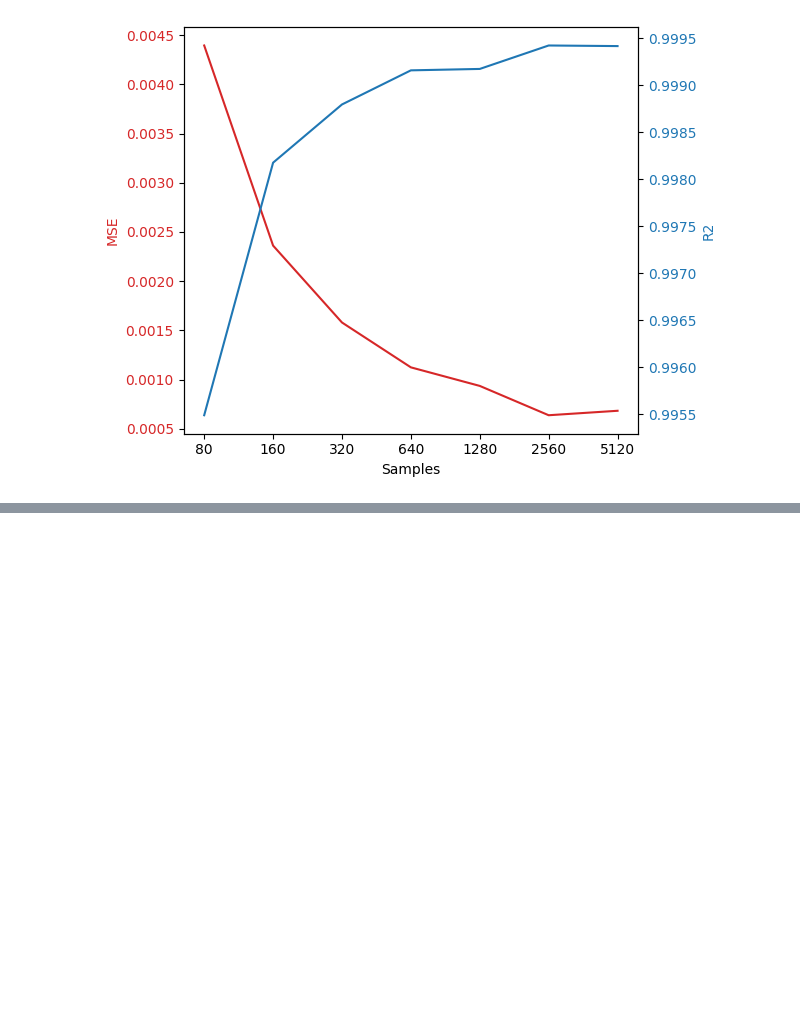
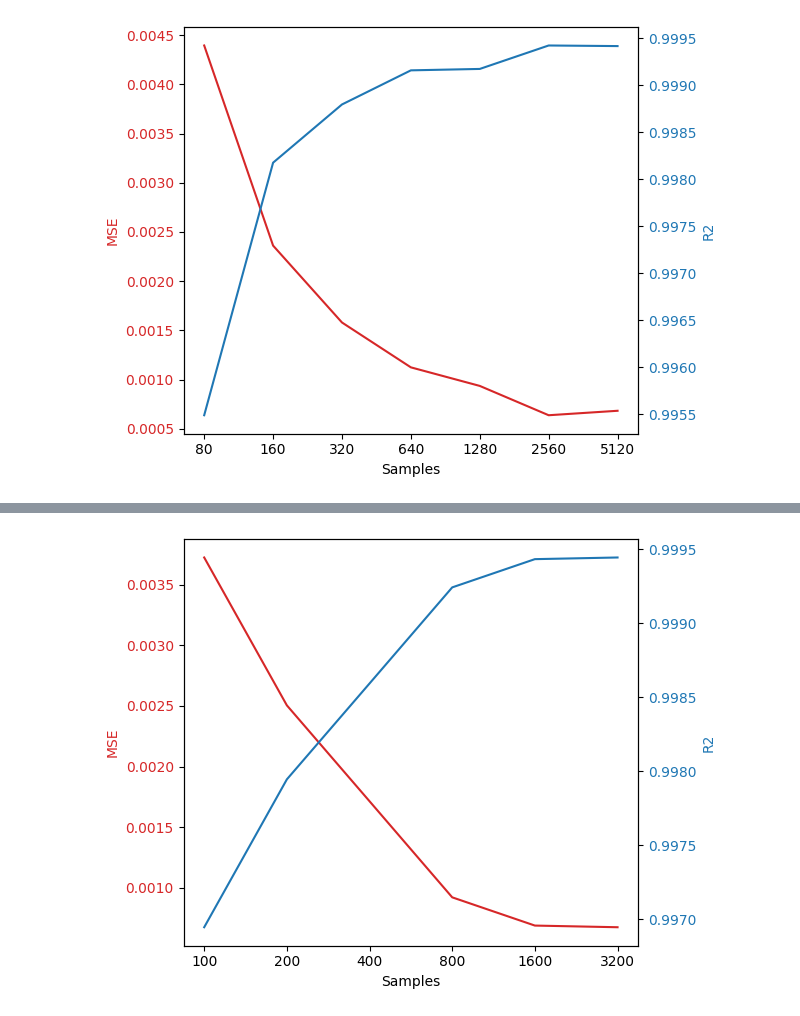
Before and after one commit to DhiaBou/sampled-networks, a Jupyter notebook: synthetic_dataset.ipynb, the cells around one changed output, grey strips where cells are left out. Saved outputs shown, nothing was run; the diff lists cells and outputs as text; code cells hidden in the pictures; blank space fills up the shorter version.

Commit message:
another method to test performance on number of samples

```diff
--- a/synthetic_dataset.ipynb
+++ b/synthetic_dataset.ipynb
@@ -227,0 +275,5 @@ plot_loss_f_num_samples(dict_losses_vs_num_samples)
+# %%
+dict_losses_vs_num_samples_2 = read_from_file("results\loss_vs_num_samples_2.json")
+plot_loss_f_num_samples(dict_losses_vs_num_samples_2)
+# %% [output]
+[figure, added]
```
Also changed, not shown: parts of 9 cells of this notebook, 11 other files.
